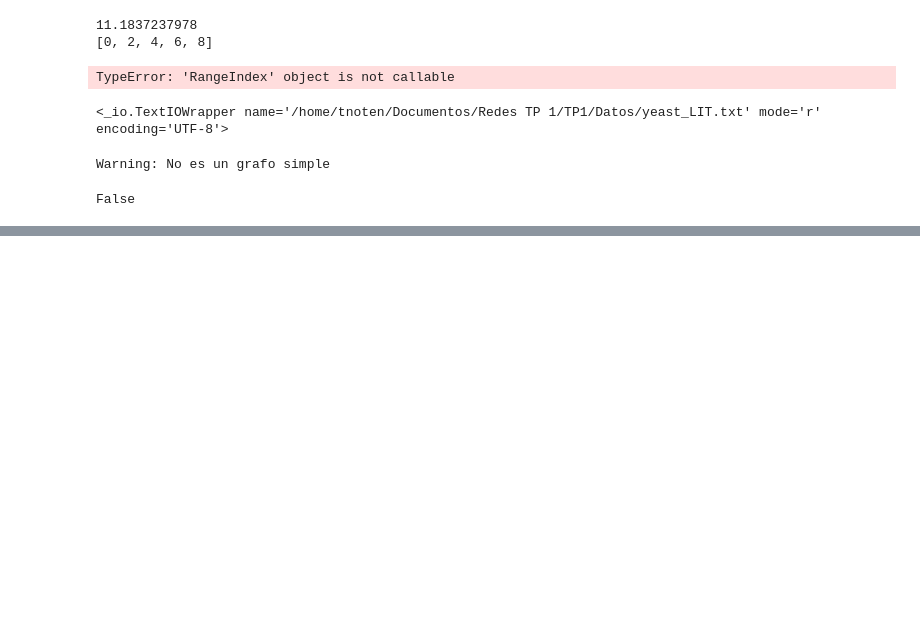
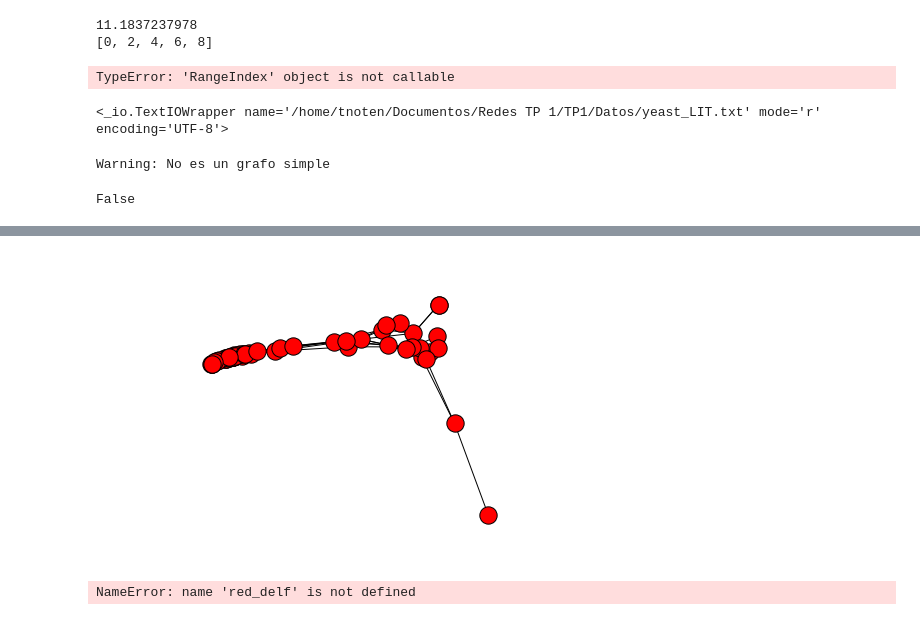
Before and after one commit to MarianoNicolini17/TP1, a Jupyter notebook: ej_1.ipynb, the cells around one changed output, grey strips where cells are left out. Drawn from its saved outputs; the diff is of its cells as text; code cells hidden in the pictures; blank space fills up the shorter version.

```diff
--- a/ej_1.ipynb
+++ b/ej_1.ipynb
@@ -103,0 +110,8 @@ False
+# %%
+nx.draw_spectral(red_delf)
+# %% [output]
+[figure, added]
+# %%
+nx.draw_networkx(red_delf)
+# %% [output]
+NameError: name 'red_delf' is not defined
```
Also changed, not shown: parts of 8 cells of this notebook.
